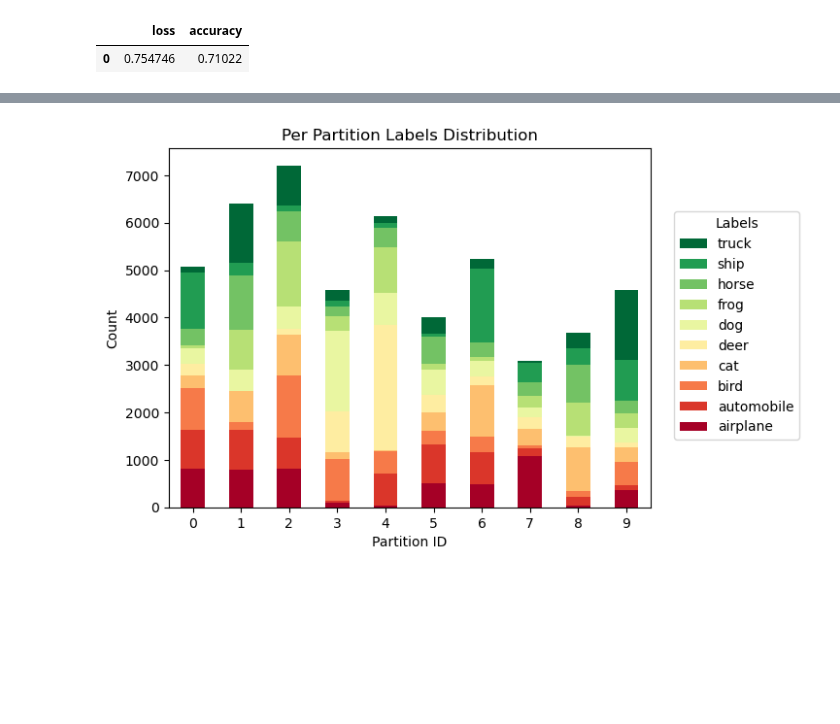
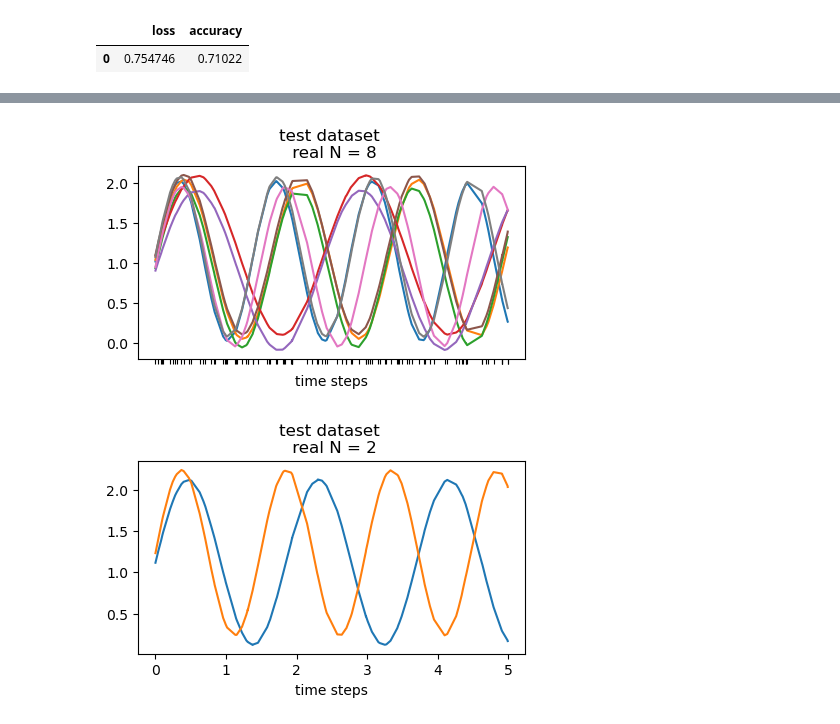
Before and after one commit to luisas/fl4tsf, a Jupyter notebook: analysis/01_baseline_checks.ipynb, the cells around one changed output, grey strips where cells are left out. Saved outputs shown, nothing was run; the diff lists cells and outputs as text; code cells hidden in the pictures; blank space fills up the shorter version.

Commit message:
Add centralized training

```diff
--- a/analysis/01_baseline_checks.ipynb
+++ b/analysis/01_baseline_checks.ipynb
@@ -86,13 +64,54 @@ partitioner = fds.partitioners["train"]
-# %%
-fig, ax, df = plot_label_distributions(
-    partitioner,
-    label_name="label",
-    plot_type="bar",
-    size_unit="absolute",
-    partition_id_axis="x",
-    legend=True,
-    verbose_labels=True,
-    title="Per Partition Labels Distribution",
-)
-# %% [output]
-[figure, removed]
+# %%
+import torch
+# read in the periodic dataset file
+test_dataset_filename = "../bin/latent-odes/periodic_dataset_test.pt"
+train_dataset_filename = "../bin/latent-odes/periodic_dataset_train.pt"
+time_steps_filename = "../bin/latent-odes/periodic_dataset_time_steps.pt"
+# read in the time steps
+time_steps = torch.load(time_steps_filename, weights_only=True)
+# read in the pt file
+test_dataset = torch.load(test_dataset_filename, weights_only=True)
+train_dataset = torch.load(train_dataset_filename,  weights_only=True)
+# %%
+# extract the first 2 from the test dataset
+# get total number of time steps
+n_samples = train_dataset.shape[0]
+n_plot = 8
+train_dataset_plot = train_dataset[0:n_plot]
+train_dataset_plot.shape
+# plot time steps on x and the test dataset on y
+plt.figure(figsize=(5, 2.5))
+for i in range(n_plot):
+    plt.plot(time_steps, train_dataset_plot[i], label='Training Dataset {}'.format(i))
+# draw a grey vertical line at each time step
+# for t in time_steps:
+#     plt.axvline(x=t, color='gray', linewidth=0.3)
+#     # draw x tick marks at each time step inside the plot
+plt.xticks(time_steps, rotation=45)
+# remove labels on x axis
+plt.xticks(ticks=time_steps, labels=['']*len(time_steps))
+
+
+# draw tick marks on x axis only where there is a time step
+plt.xlabel('time steps')
+plt.title('test dataset \n real N = {}'.format(n_samples))
+# put the legend outside the plot
+plt.show()
+# %% [output]
+[figure, added]
+# %%
+# extract the first 2 from the test dataset
+n_plot = 2
+test_dataset_plot = test_dataset[0:n_plot]
+test_dataset_plot.shape
+n_samples = test_dataset.shape[0]
+# plot time steps on x and the test dataset on y
+plt.figure(figsize=(5, 2.5))
+for i in range(n_plot):
+    plt.plot(time_steps, test_dataset_plot[i], label='Test Dataset {}'.format(i))
+plt.xlabel('time steps')
+plt.title('test dataset \n real N = {}'.format(n_samples))
+# put the legend outside the plot
+plt.show()
+# %% [output]
+[figure, added]
```
Also changed, not shown: parts of 4 cells of this notebook, 12 other files.
